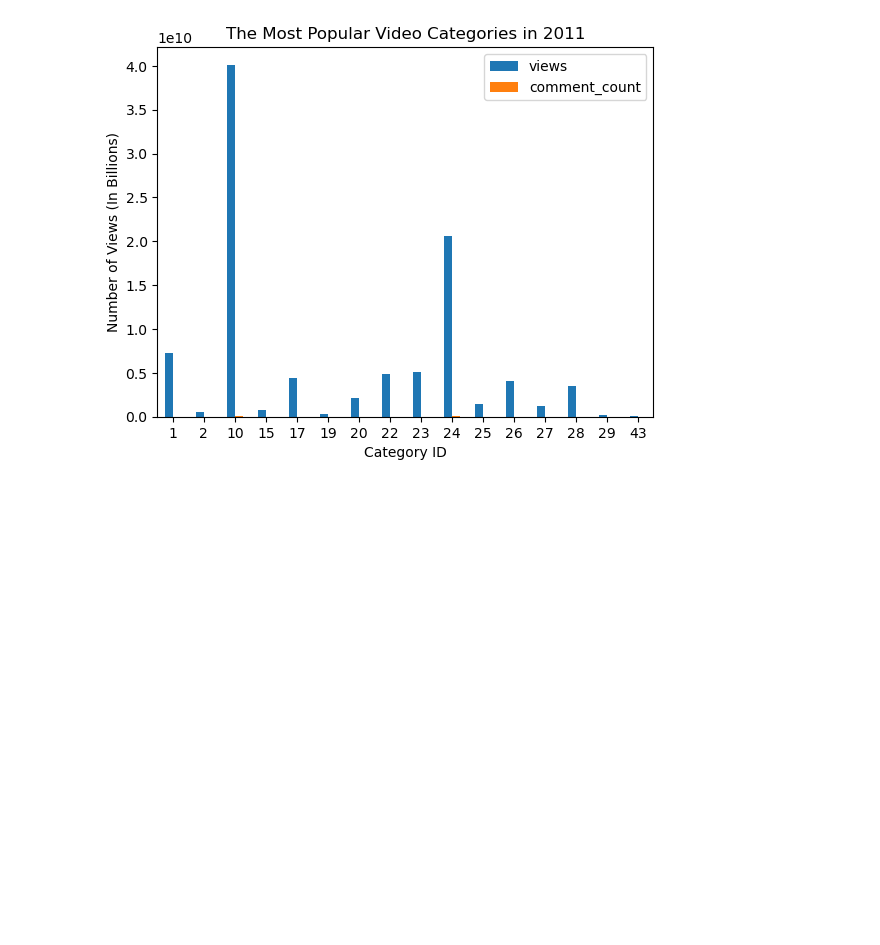
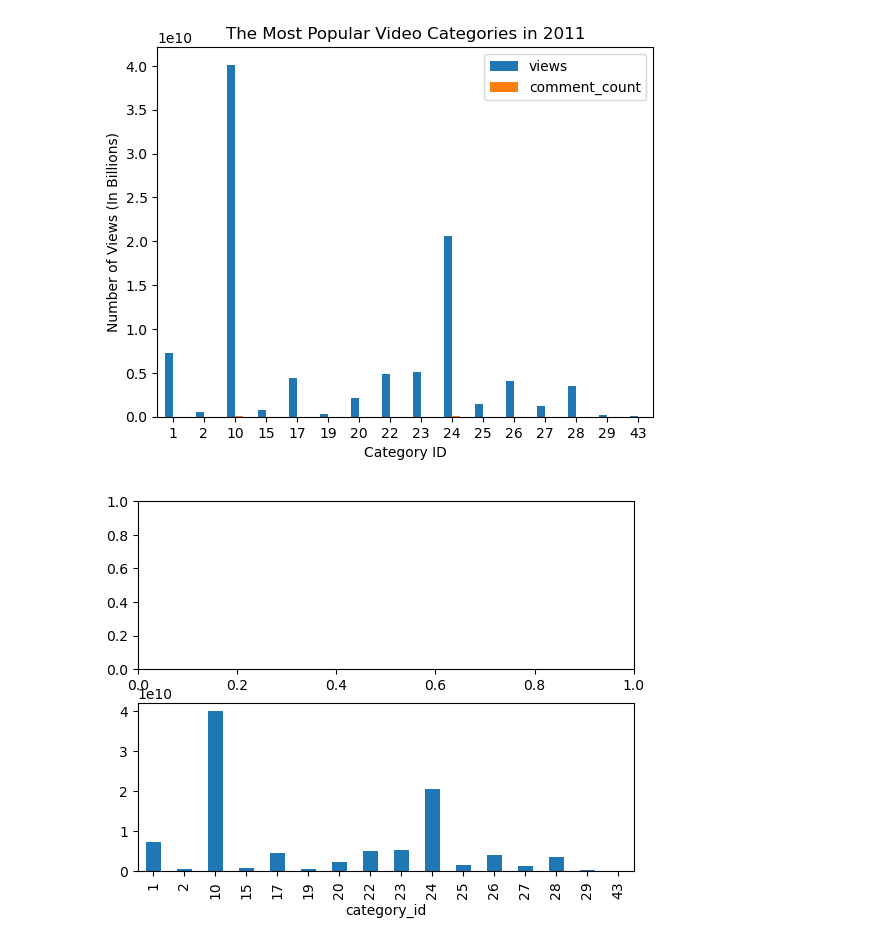
Before and after one commit to tralinde/tralinde_EDA_group_presentation, a Jupyter notebook: notebooks/youtube_EDA.ipynb, the cells around one changed output. Saved outputs shown, nothing was run; the diff lists cells and outputs as text; code cells hidden in the pictures; blank space fills up the shorter version.

Commit message:
experimenting with subplots for comments and video categories

```diff
--- a/notebooks/youtube_EDA.ipynb
+++ b/notebooks/youtube_EDA.ipynb
@@ -78,3 +78,17 @@ plt.title('The Most Popular Video Categories in 2011')
 # %% [output]
 Text(0.5, 1.0, 'The Most Popular Video Categories in 2011')
 [figure]
+# %%
+category_id = us_data.groupby("category_id")['views'].sum()
+category_id_c = us_data.groupby("category_id")['comment_count'].sum()
+
+fig, axs = plt.subplots(2)
+
+axs[0] = category_id.plot(kind="bar")
+axs[1] = category_id_c.plot(kind="bar")
+# axs.xticks(rotation = 0)
+# plt.ylabel('Number of Views (In Billions)')
+# plt.xlabel('Category ID')
+# plt.title('The Most Popular Video Categories in 2011')
+# %% [output]
+[figure, added]
```
